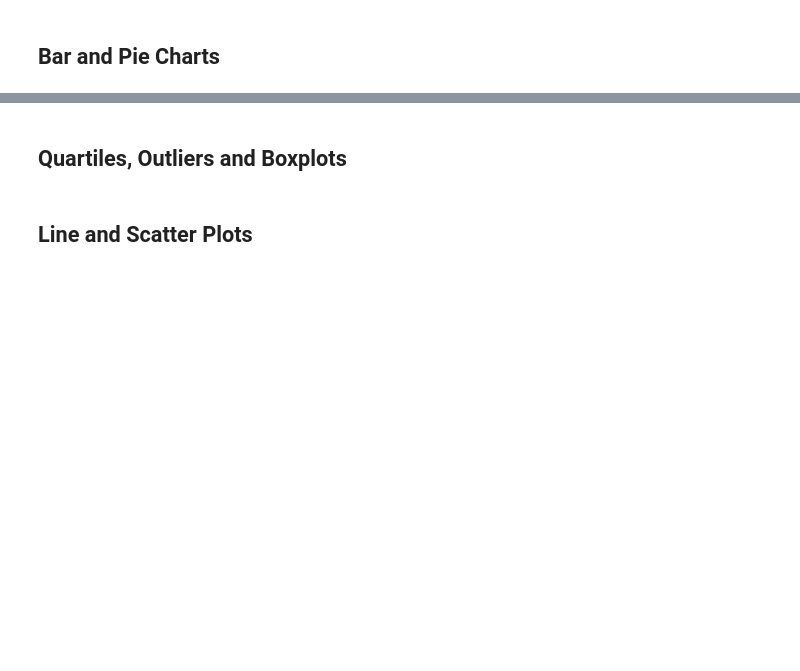
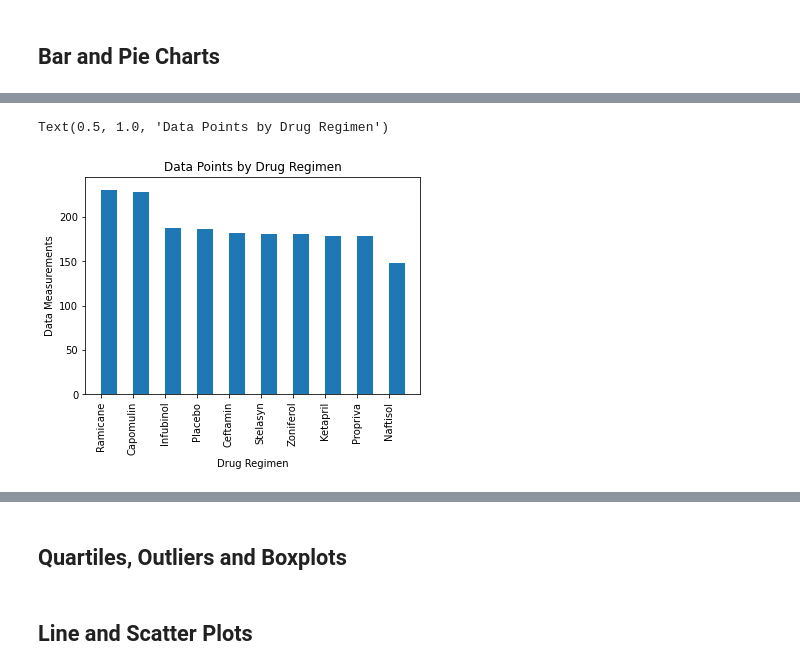
Before and after one commit to felpronove/matplotlib-challenge, a Jupyter notebook: Pymaceuticals/pymaceuticals_starter.ipynb, the cells around one changed output, grey strips where cells are left out. Drawn from its saved outputs; the diff is of its cells as text; code cells hidden in the pictures; blank space fills up the shorter version.

```diff
--- a/Pymaceuticals/pymaceuticals_starter.ipynb
+++ b/Pymaceuticals/pymaceuticals_starter.ipynb
@@ -207,0 +164,15 @@ mice_sex_df
+# %%
+# Generate a bar plot showing the total number of measurements taken on each drug regimen using pyplot.
+x_axis=clean_df["Drug Regimen"].unique() #create a list of all unique values in the Drug Regimen column
+heights=clean_df["Drug Regimen"].value_counts() #create a list of the count of each unique value in the Drug Regimen column
+
+plt.bar(x=x_axis, height=heights, align="edge", width=0.5) #create a bar chart of the Drug Regimen column data
+
+plt.ylim(0, max(heights)+ 15) #set the limits of the y-axis of the bar chart
+plt.xticks([0, 1, 2, 3, 4, 5, 6, 7, 8, 9],labels=x_axis, rotation='vertical') #rotate the labels on the x-axis
+plt.xlabel("Drug Regimen")
+plt.ylabel("Data Measurements")
+plt.title("Data Points by Drug Regimen")
+# %% [output]
+Text(0.5, 1.0, 'Data Points by Drug Regimen')
+[figure, added]
```
Also changed, not shown: parts of 12 cells of this notebook.
